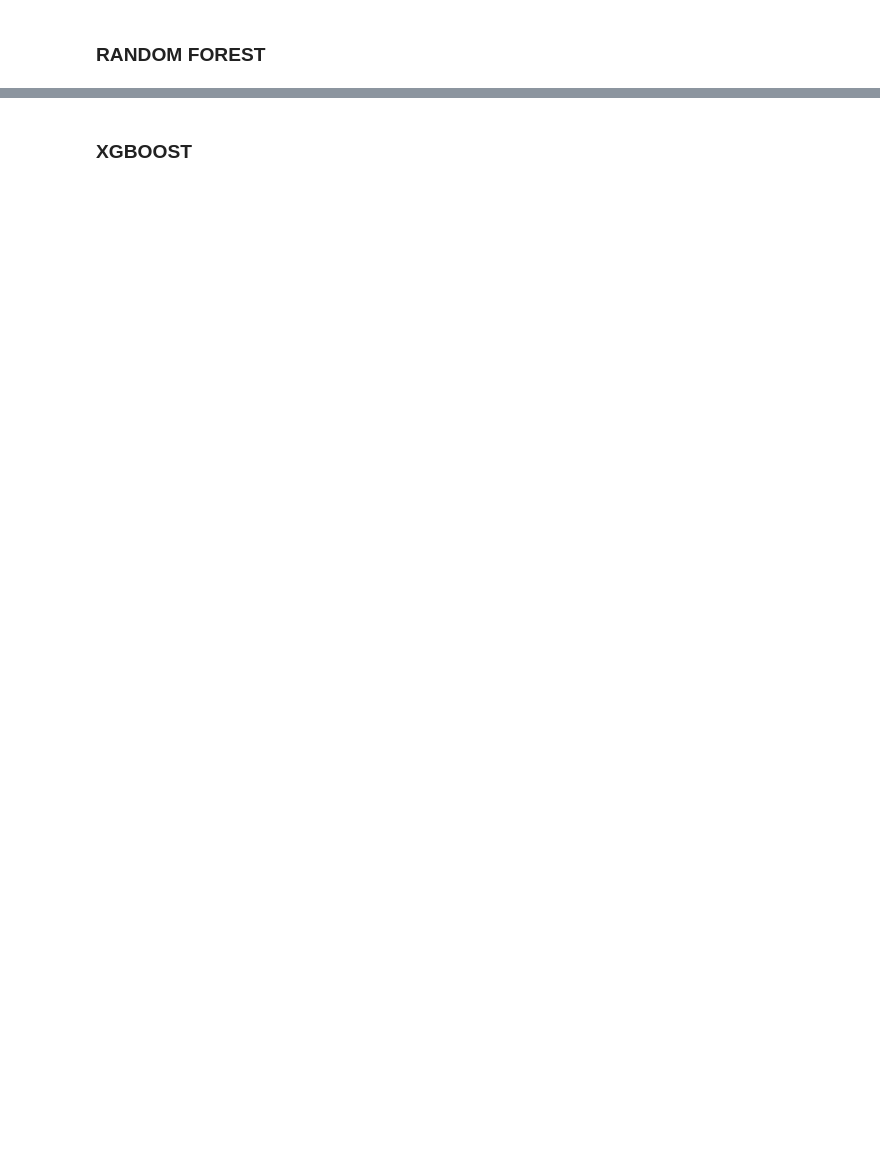
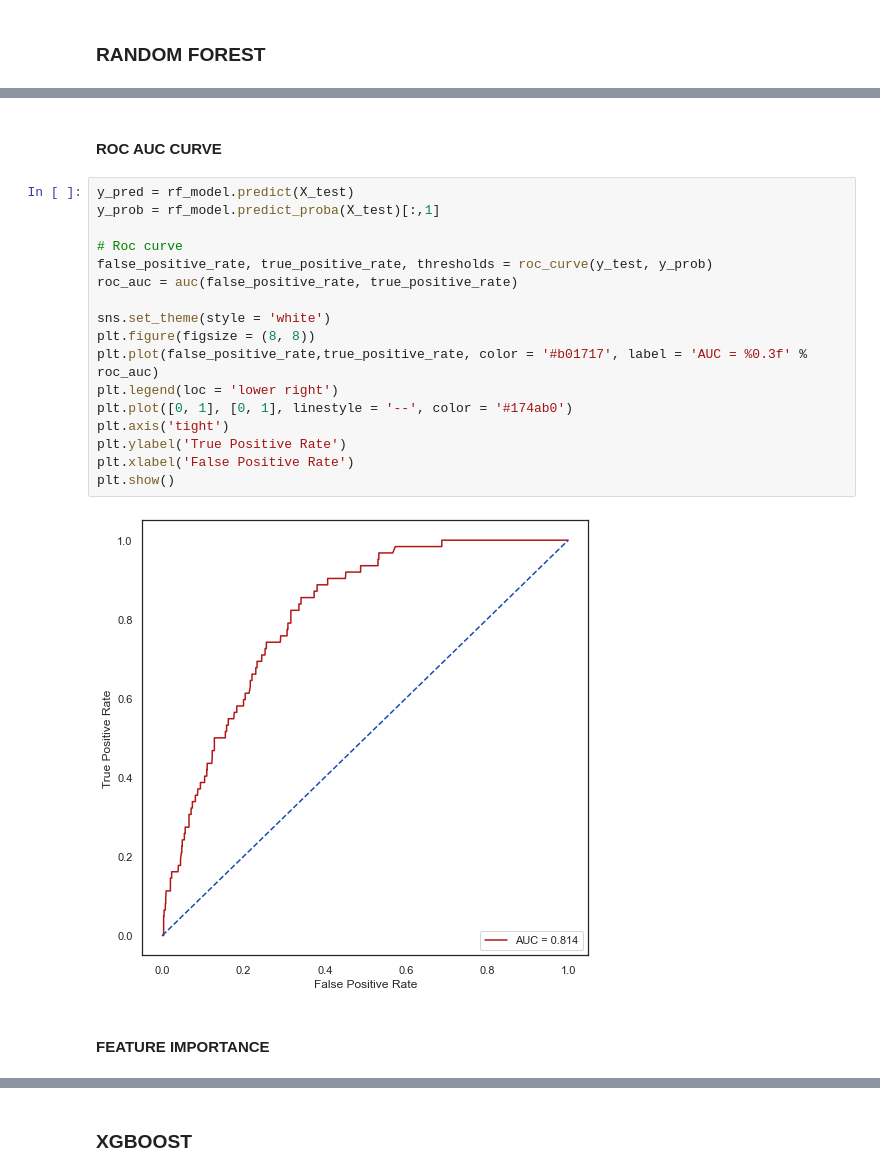
Before and after one commit to arturogzm93/ML-Stroke-Prediction, a Jupyter notebook: PRUEBAS Stroke Prediction.ipynb, the cells around one changed output, grey strips where cells are left out. Cells and saved outputs as stored; diff of their text form; blank space fills up the shorter version.

```diff
--- a/PRUEBAS Stroke Prediction.ipynb
+++ b/PRUEBAS Stroke Prediction.ipynb
@@ -283,0 +362,23 @@ Best score: 0.9541344510190664
+# %% [markdown]
+#### ROC AUC CURVE
+# %%
+y_pred = rf_model.predict(X_test)
+y_prob = rf_model.predict_proba(X_test)[:,1]
+
+# Roc curve
+false_positive_rate, true_positive_rate, thresholds = roc_curve(y_test, y_prob)
+roc_auc = auc(false_positive_rate, true_positive_rate)
+
+sns.set_theme(style = 'white')
+plt.figure(figsize = (8, 8))
+plt.plot(false_positive_rate,true_positive_rate, color = '#b01717', label = 'AUC = %0.3f' % roc_auc)
+plt.legend(loc = 'lower right')
+plt.plot([0, 1], [0, 1], linestyle = '--', color = '#174ab0')
+plt.axis('tight')
+plt.ylabel('True Positive Rate')
+plt.xlabel('False Positive Rate')
+plt.show()
+# %% [output]
+[figure, added]
+# %% [markdown]
+#### FEATURE IMPORTANCE
```
Also changed, not shown: parts of 25 cells of this notebook, 1 other file.
